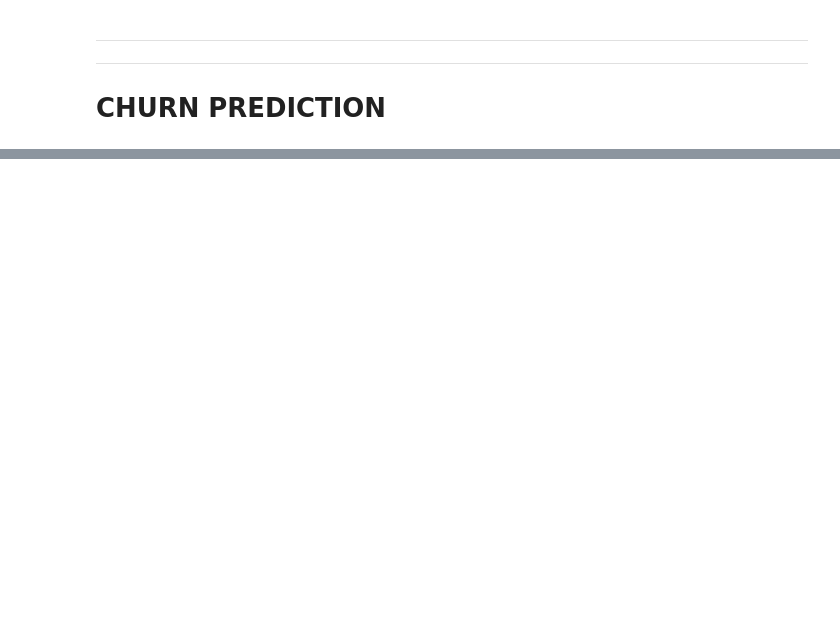
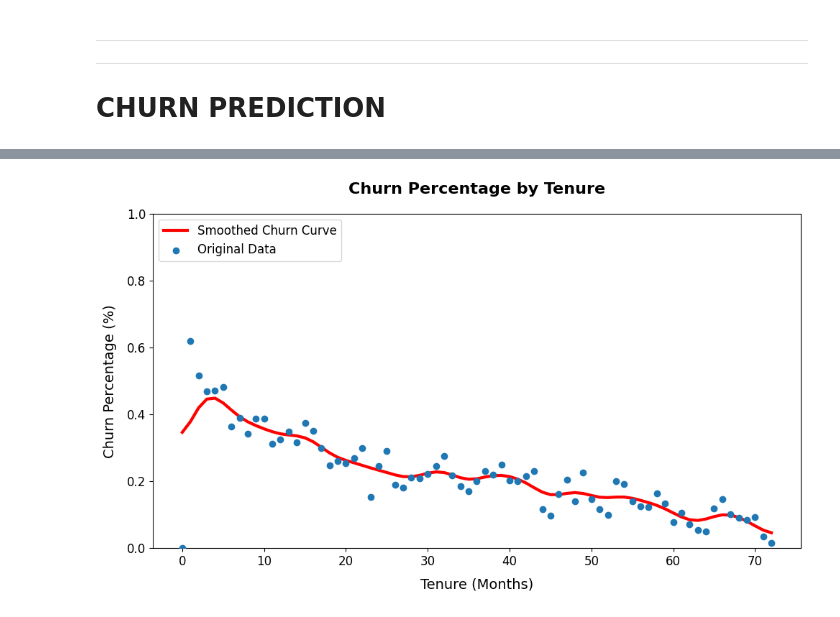
Before and after one commit to stefanofranzini/customer-analytics, a Jupyter notebook: 02-customer-churn-prediction/00_churn-analysis.ipynb, the cells around one changed output, grey strips where cells are left out. Saved outputs shown, nothing was run; the diff lists cells and outputs as text; code cells hidden in the pictures; blank space fills up the shorter version.

```diff
--- a/02-customer-churn-prediction/00_churn-analysis.ipynb
+++ b/02-customer-churn-prediction/00_churn-analysis.ipynb
@@ -307,0 +505,41 @@ plt.show()
+# %%
+churned_percentage = (
+    features.groupby('tenure')['Churn']
+    .mean()
+    .reset_index()
+    .rename(columns={'Churn': 'Churn_Percentage'})
+)
+# %%
+plt.figure(figsize=(10, 6))
+
+# Smoothed line
+smoothed_churn = gaussian_filter1d(churned_percentage['Churn_Percentage'], sigma=2)
+plt.plot(churned_percentage['tenure'], smoothed_churn, label='Smoothed Churn Curve', color='red', linewidth=3)
+
+# Scatter points for original data
+plt.scatter(churned_percentage['tenure'], churned_percentage['Churn_Percentage'],
+            color='C0', label='Original Data', zorder=3)
+
+# Title and labels with styling
+plt.title('Churn Percentage by Tenure', fontsize=16, fontweight='bold', pad=20)
+plt.xlabel('Tenure (Months)', fontsize=14, labelpad=10)
+plt.ylabel('Churn Percentage (%)', fontsize=14, labelpad=10)
+
+# Set y-axis range to make it visually clearer
+plt.ylim(0, 1)
+
+# Add legend
+plt.legend(fontsize=12, loc='upper left')
+
+# Customize tick parameters
+plt.xticks(fontsize=12)
+plt.yticks(fontsize=12)
+
+# Display the plot
+plt.tight_layout()
+
+plt.savefig('artifacts/imgs/churn_curve.png', transparent=True)
+
+plt.show()
+# %% [output]
+[figure, added]
```
Also changed, not shown: parts of 27 cells of this notebook, 10 other files.
